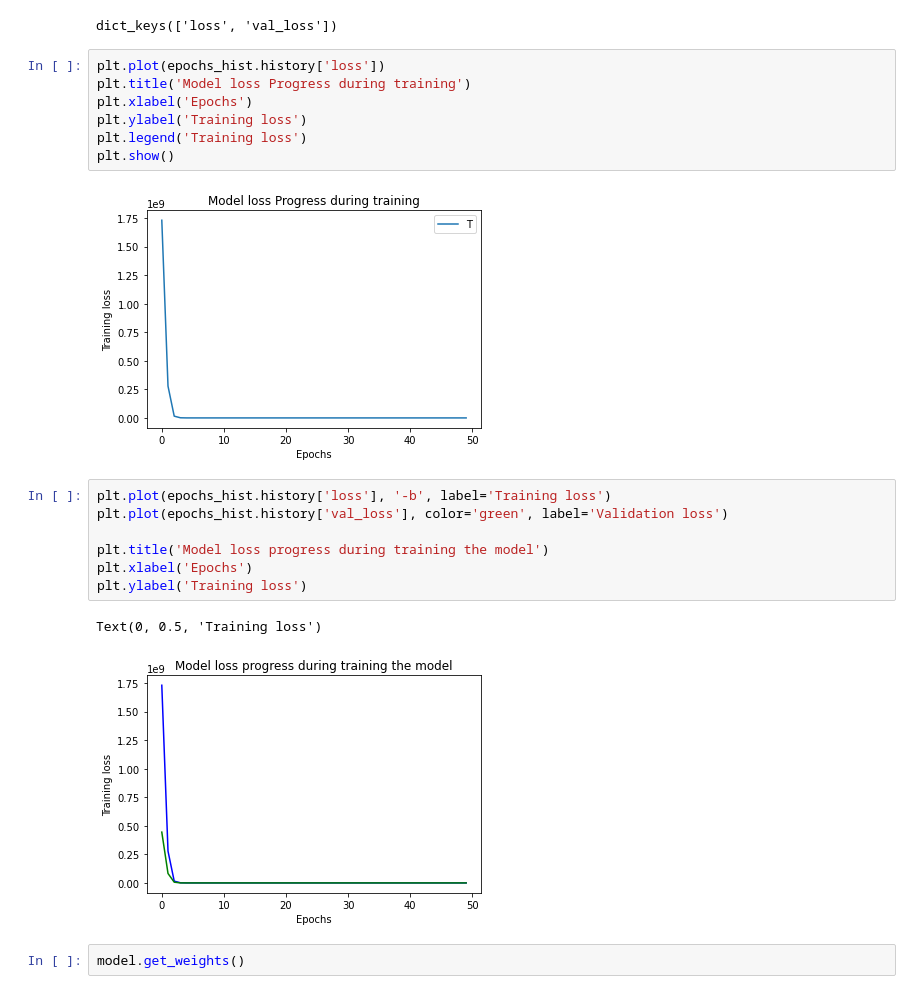
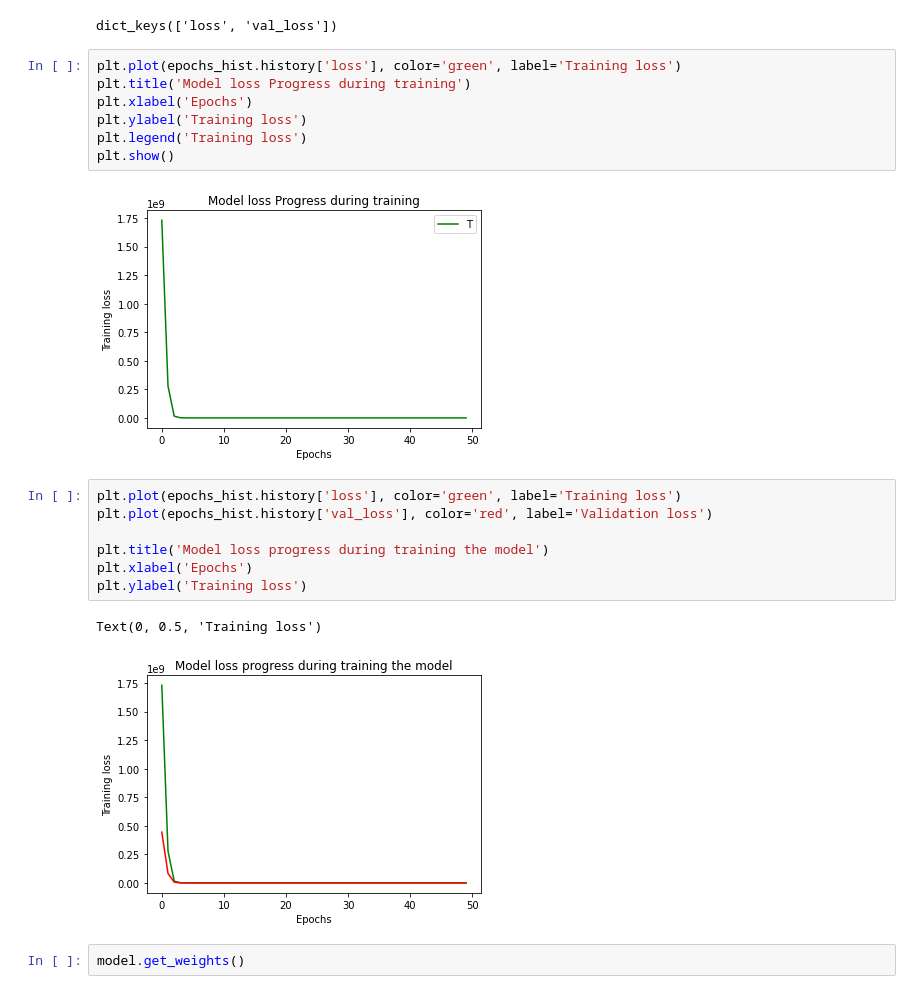
Before and after one commit to sushantkumar-estech/Celsius-to-Fahrenheit-using-ANN, a Jupyter notebook: Simple_Neural_Model_to_convert_Celsius_to_Fahrenheit_using_ANN_in_Colab.ipynb, the cells around one changed output. Saved outputs shown, nothing was run; the diff lists cells and outputs as text.

```diff
--- a/Simple_Neural_Model_to_convert_Celsius_to_Fahrenheit_using_ANN_in_Colab.ipynb
+++ b/Simple_Neural_Model_to_convert_Celsius_to_Fahrenheit_using_ANN_in_Colab.ipynb
@@ -179,24 +179,24 @@ epochs_hist.history.keys()
 # %% [output]
 dict_keys(['loss', 'val_loss'])
 # %%
-plt.plot(epochs_hist.history['loss'])
+plt.plot(epochs_hist.history['loss'], color='green', label='Training loss')
 plt.title('Model loss Progress during training')
 plt.xlabel('Epochs')
 plt.ylabel('Training loss')
 plt.legend('Training loss')
 plt.show()
 # %% [output]
-[figure, old version]
+[figure, new version]
 # %%
-plt.plot(epochs_hist.history['loss'], '-b', label='Training loss')
-plt.plot(epochs_hist.history['val_loss'], color='green', label='Validation loss')
+plt.plot(epochs_hist.history['loss'], color='green', label='Training loss')
+plt.plot(epochs_hist.history['val_loss'], color='red', label='Validation loss')
 
 plt.title('Model loss progress during training the model')
 plt.xlabel('Epochs')
 plt.ylabel('Training loss')
 # %% [output]
 Text(0, 0.5, 'Training loss')
-[figure, old version]
+[figure, new version]
 # %%
 model.get_weights()
 # %% [output]
```
